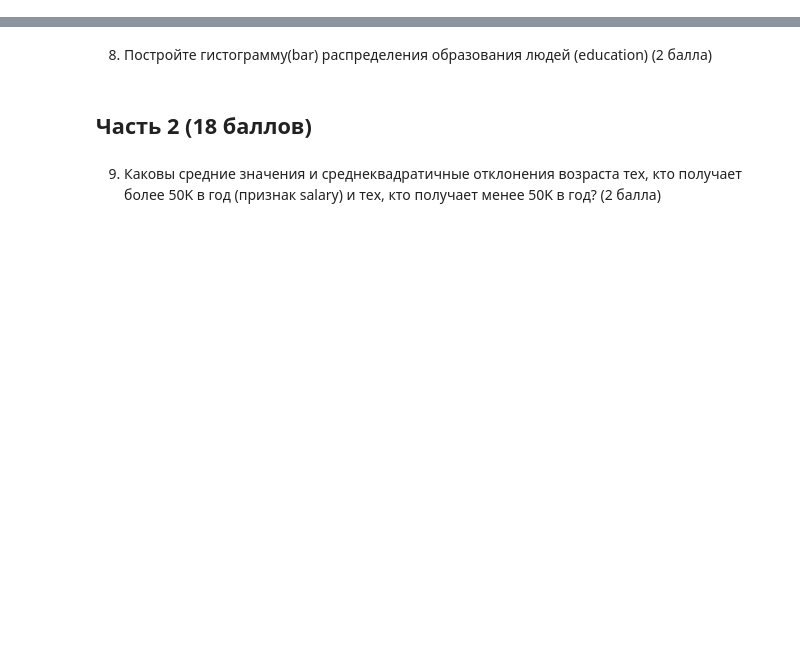
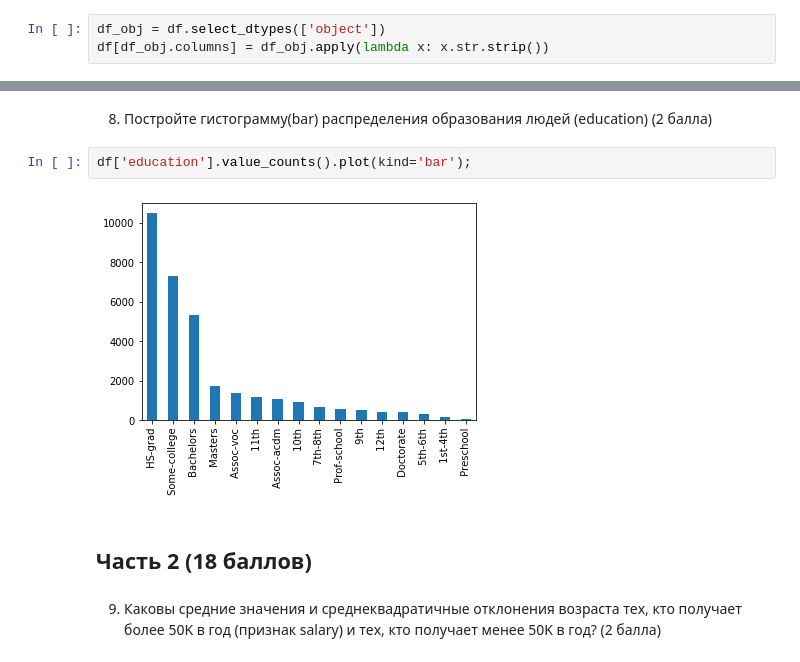
Before and after one commit to D7nis/Course-ML-Classic, a Jupyter notebook: Practice/1. Numpy + pandas/homework/01-02-workshop-pandas_DDA.ipynb, the cells around one changed output, grey strips where cells are left out. Saved outputs shown, nothing was run; the diff lists cells and outputs as text; blank space fills up the shorter version.

```diff
--- a/Practice/1. Numpy + pandas/homework/01-02-workshop-pandas_DDA.ipynb
+++ b/Practice/1. Numpy + pandas/homework/01-02-workshop-pandas_DDA.ipynb
@@ -64,0 +126,3 @@ df.head()
+# %%
+df_obj = df.select_dtypes(['object'])
+df[df_obj.columns] = df_obj.apply(lambda x: x.str.strip())
@@ -73,5 +162,9 @@ df.head()
 # %% [markdown]
 8) Постройте гистограмму(bar) распределения образования людей (education) (2 балла)
+# %%
+df['education'].value_counts().plot(kind='bar');
+# %% [output]
+[figure, added]
 # %% [markdown]
 ## Часть 2 (18 баллов)
 # %% [markdown]
```
Also changed, not shown: parts of 28 cells of this notebook.
